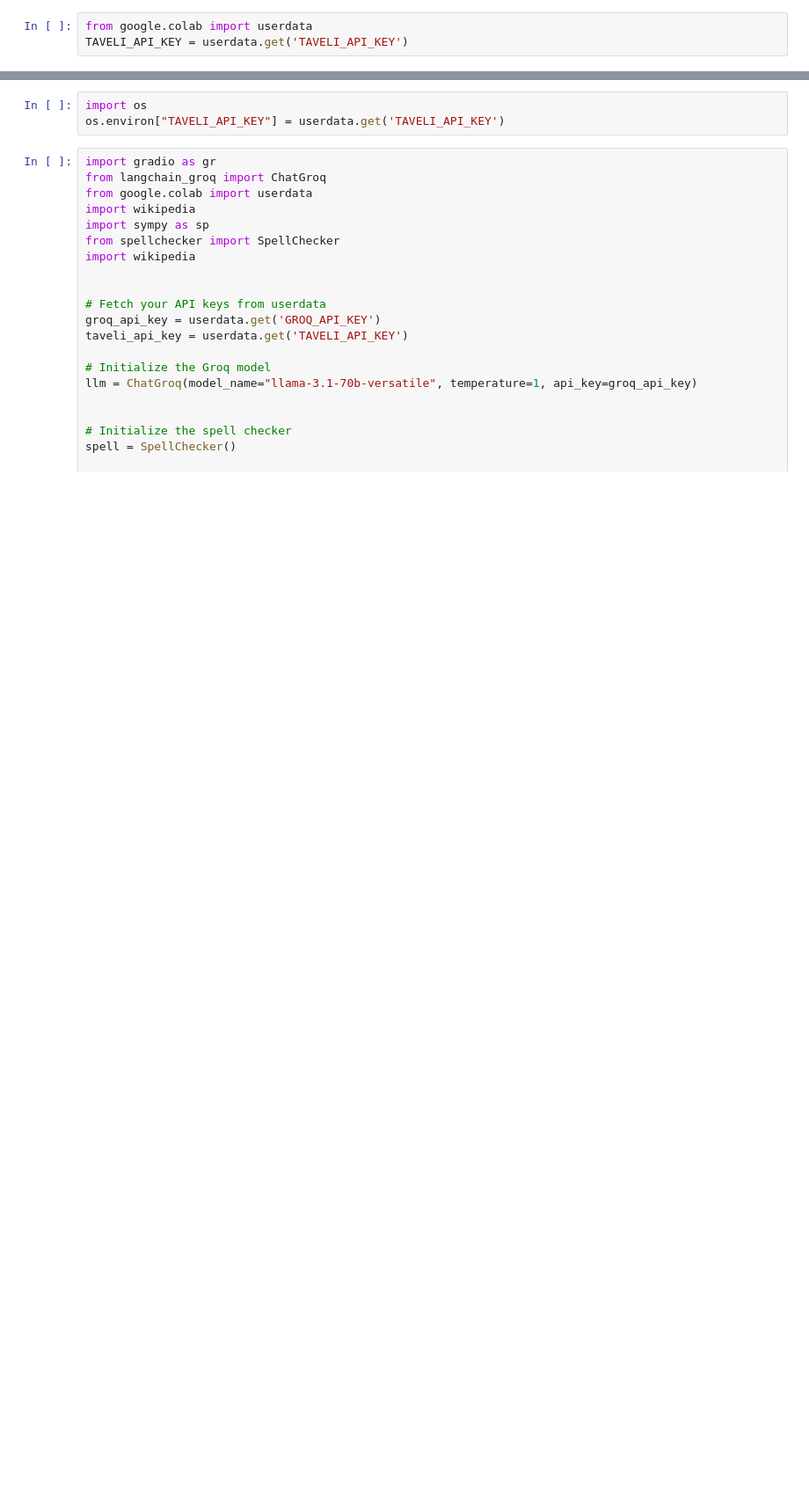
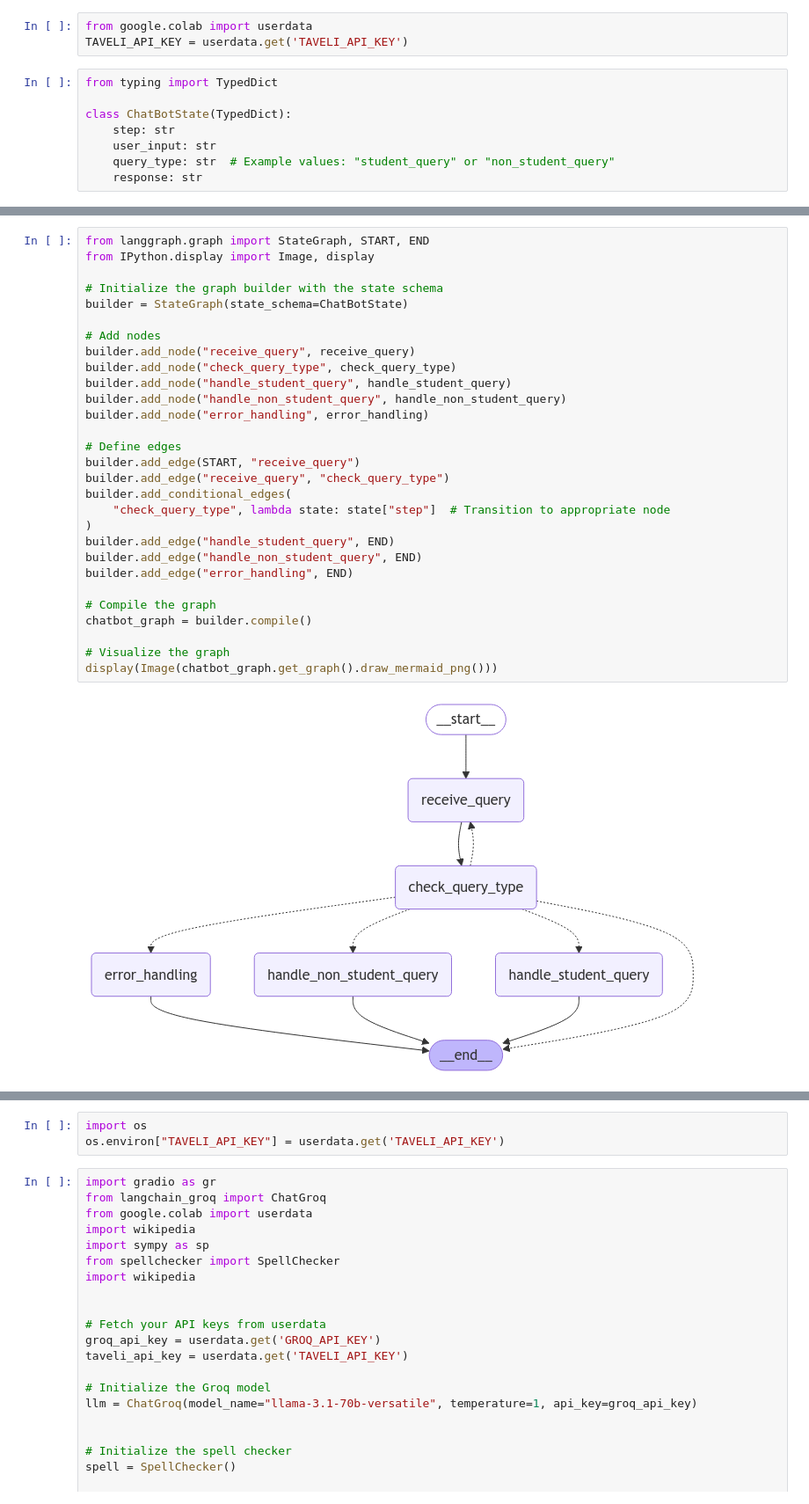
Before and after one commit to code-with-ayesha/chatbots, a Jupyter notebook: chatbot.ipynb, the cells around one changed output, grey strips where cells are left out. Shown at 88% size. Drawn from its saved outputs; the diff is of its cells as text; blank space fills up the shorter version.

Commit message:
student_helper chatbot

```diff
--- a/chatbot.ipynb
+++ b/chatbot.ipynb
@@ -5,3 +25,11 @@
 # %%
 from google.colab import userdata
 TAVELI_API_KEY = userdata.get('TAVELI_API_KEY')
+# %%
+from typing import TypedDict
+
+class ChatBotState(TypedDict):
+    step: str
+    user_input: str
+    query_type: str  # Example values: "student_query" or "non_student_query"
+    response: str
@@ -7,0 +74,31 @@ TAVELI_API_KEY = userdata.get('TAVELI_API_KEY')
+# %%
+from langgraph.graph import StateGraph, START, END
+from IPython.display import Image, display
+
+# Initialize the graph builder with the state schema
+builder = StateGraph(state_schema=ChatBotState)
+
+# Add nodes
+builder.add_node("receive_query", receive_query)
+builder.add_node("check_query_type", check_query_type)
+builder.add_node("handle_student_query", handle_student_query)
+builder.add_node("handle_non_student_query", handle_non_student_query)
+builder.add_node("error_handling", error_handling)
+
+# Define edges
+builder.add_edge(START, "receive_query")
+builder.add_edge("receive_query", "check_query_type")
+builder.add_conditional_edges(
+    "check_query_type", lambda state: state["step"]  # Transition to appropriate node
+)
+builder.add_edge("handle_student_query", END)
+builder.add_edge("handle_non_student_query", END)
+builder.add_edge("error_handling", END)
+
+# Compile the graph
+chatbot_graph = builder.compile()
+
+# Visualize the graph
+display(Image(chatbot_graph.get_graph().draw_mermaid_png()))
+# %% [output]
+[figure, added]
```
Also changed, not shown: parts of 12 cells of this notebook.
